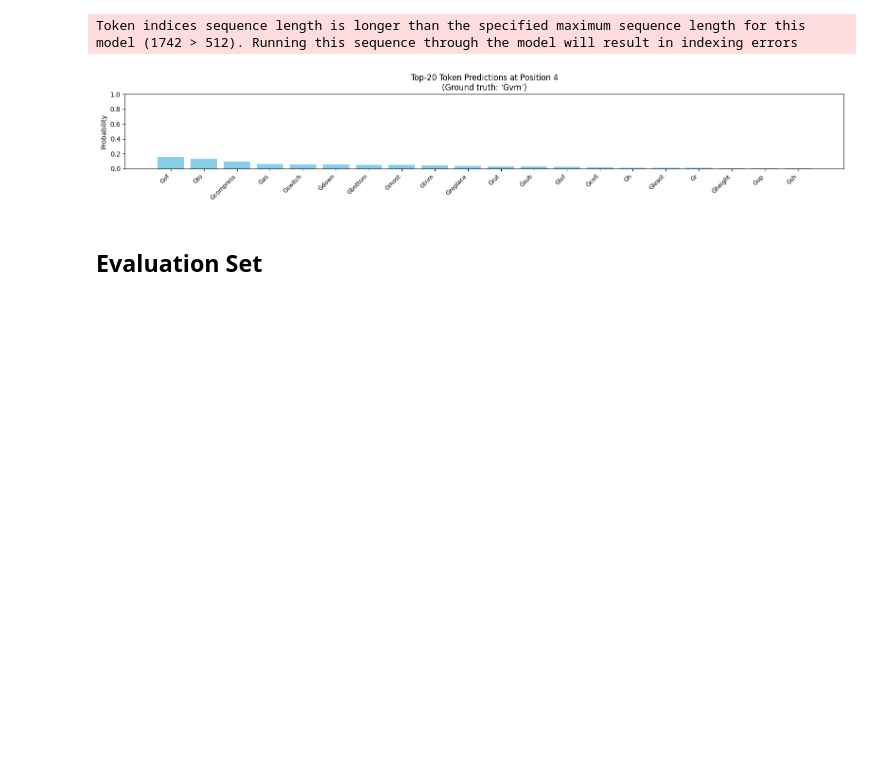
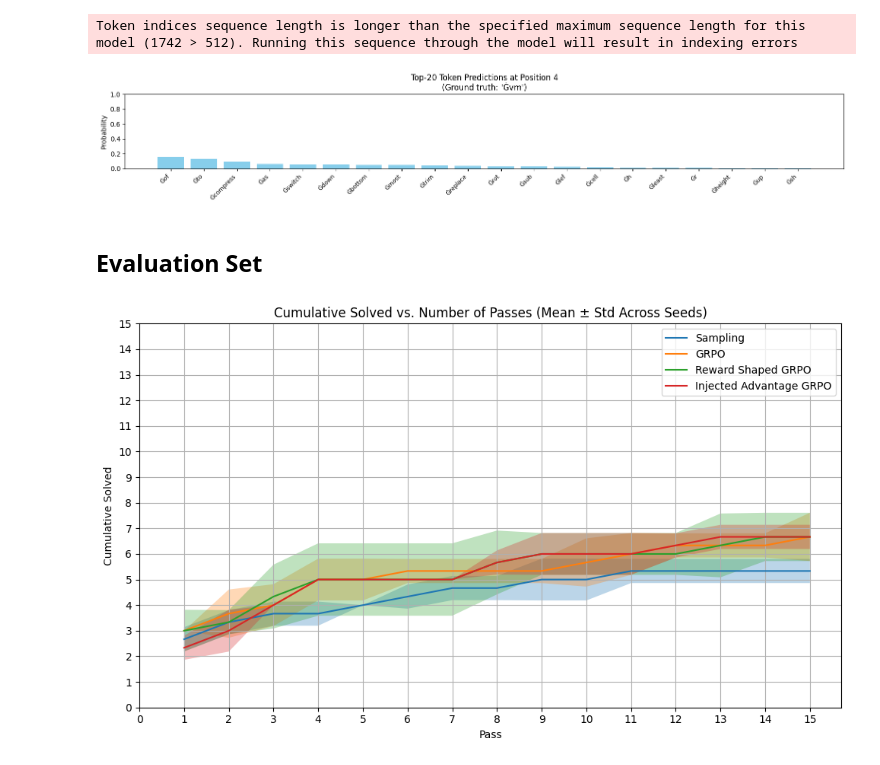
Before and after one commit to MGWSimpson/AlphaARC, a Jupyter notebook: analysis/policy_learning_analysis.ipynb, the cells around one changed output. Saved outputs shown, nothing was run; the diff lists cells and outputs as text; code cells hidden in the pictures; blank space fills up the shorter version.

```diff
--- a/analysis/policy_learning_analysis.ipynb
+++ b/analysis/policy_learning_analysis.ipynb
@@ -631,3 +631,43 @@ Token indices sequence length is longer than the specified maximum sequence leng
 [figure]
 # %% [markdown]
 ## Evaluation Set
+# %%
+
+method_dirs = {
+    "Sampling": ['../results/evaluation-sample-1-False-15/epoch_stats.jsonl', '../results/evaluation-sample-2-False-15/epoch_stats.jsonl', '../results/evaluation-sample-3-False-15/epoch_stats.jsonl'],
+    "GRPO": ['../results/evaluation-grpo-1-False/epoch_stats.jsonl', '../results/evaluation-grpo-2-False/epoch_stats.jsonl', '../results/evaluation-grpo-3-False/epoch_stats.jsonl'],
+    "Reward Shaped GRPO": ['../results/evaluation-grpo-1-True/epoch_stats.jsonl', '../results/evaluation-grpo-2-True/epoch_stats.jsonl', '../results/evaluation-grpo-3-True/epoch_stats.jsonl'],
+    "Injected Advantage GRPO": ['../results/evaluation-sparsegrpo-1-False/epoch_stats.jsonl', '../results/evaluation-sparsegrpo-2-False/epoch_stats.jsonl', '../results/evaluation-sparsegrpo-3-False/epoch_stats.jsonl'],
+}
+
+
+plt.figure(figsize=(10, 6))
+
+for label, file_list in method_dirs.items():
+    seeds_data = []
+
+    for file in file_list:
+        with open(file, "r") as f:
+            data = [json.loads(line) for line in f]
+            seeds_data.append([entry["n_cumulative_solved"] for entry in data])
+
+    seeds_data = np.array(seeds_data)
+    mean = seeds_data.mean(axis=0)
+    std = seeds_data.std(axis=0)
+    epochs = [entry["epoch"] + 1 for entry in data]  # from last file loaded
+
+    plt.plot(epochs, mean, label=label)
+    plt.fill_between(epochs, mean - std, mean + std, alpha=0.3)
+
+plt.title("Cumulative Solved vs. Number of Passes (Mean ± Std Across Seeds)")
+plt.xlabel("Pass")
+plt.ylabel("Cumulative Solved")
+plt.legend()
+plt.xticks(np.arange(0, 16, 1))  # From 1 to 75, every 5 steps
+plt.yticks(np.arange(0, 16))
+
+plt.grid(True)
+plt.tight_layout()
+plt.show()
+# %% [output]
+[figure, added]
```
Also changed, not shown: parts of 2 cells of this notebook, 6 other files.
